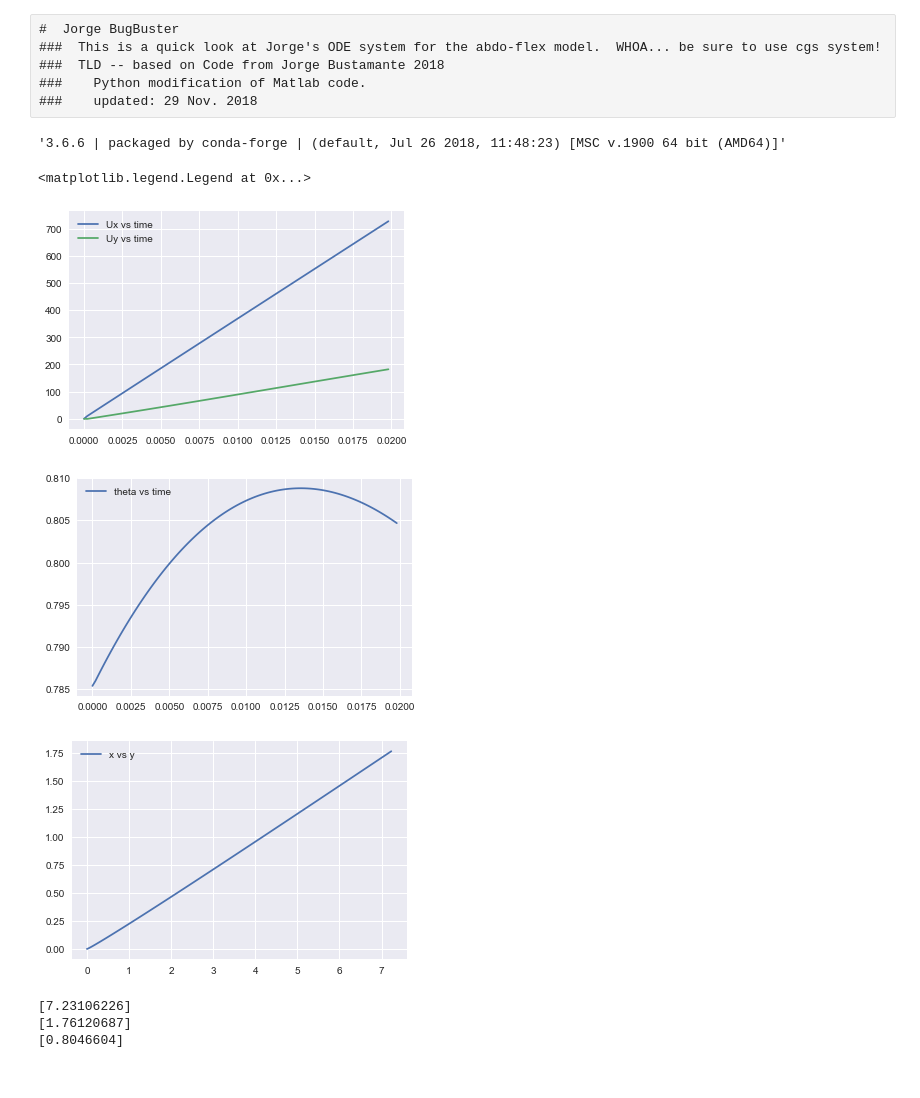
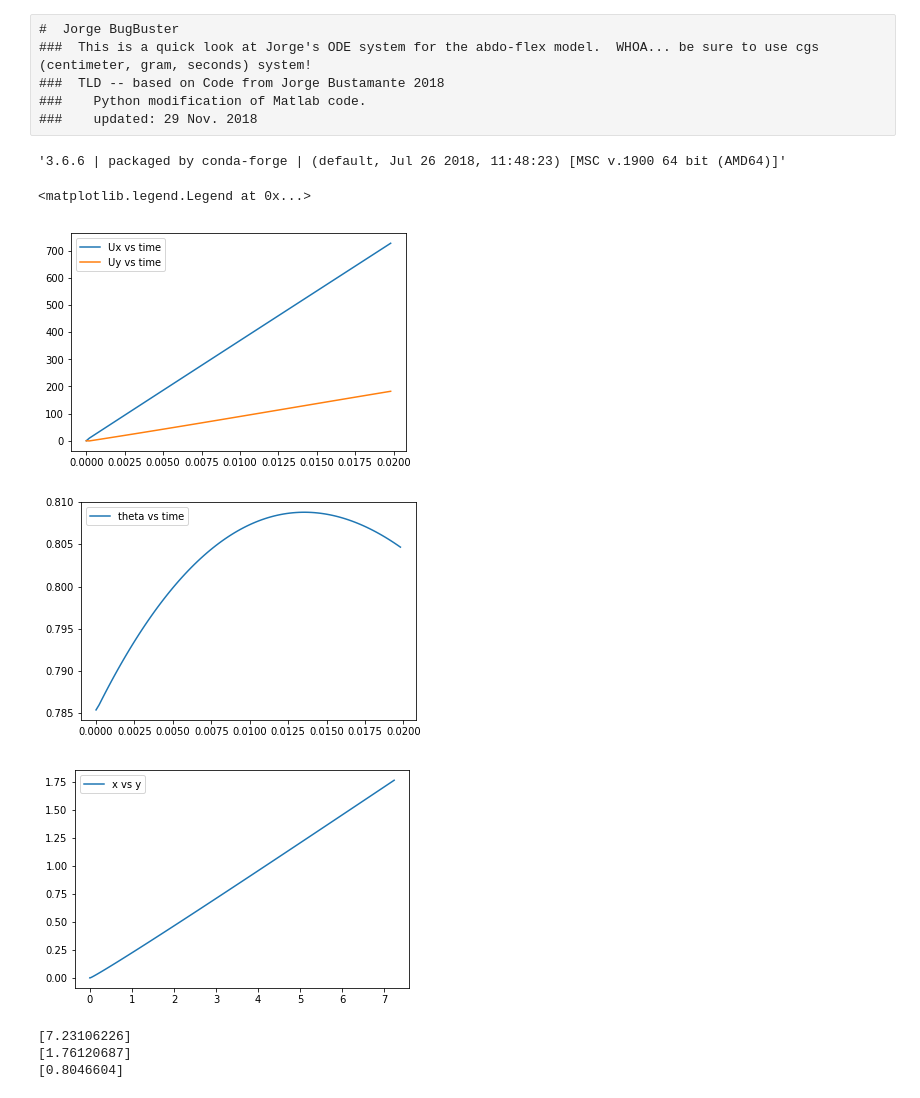
Before and after one commit to nifti-coe/ODE_Python, a Jupyter notebook: RunSimulation.ipynb, the cells around one changed output. Cells and saved outputs as stored; diff of their text form; code cells hidden in the pictures.

```diff
--- a/RunSimulation.ipynb
+++ b/RunSimulation.ipynb
@@ -3,7 +4,7 @@
 ### Modified TLD script for running simulation
 # %% [raw]
 #  Jorge BugBuster
-###  This is a quick look at Jorge's ODE system for the abdo-flex model.  WHOA... be sure to use cgs system!
+###  This is a quick look at Jorge's ODE system for the abdo-flex model.  WHOA... be sure to use cgs (centimeter, gram, seconds) system!
 ###  TLD -- based on Code from Jorge Bustamante 2018
 ###    Python modification of Matlab code.
 ###    updated: 29 Nov. 2018
@@ -32,16 +28,15 @@ sys.version
 # %%
 def FlyTheBug(state,t):
     # unpack the state vector
-    x,xd,y,yd,theta,thetad,phi,phid = state # displacement,x and velocity xd  etc...   You got it?'
-    # compute acceleration xdd = x''
+    # displacement,x and velocity xd  etc...
     # Jorge's order .  x,y,theta,phi,xd,yd,thetad,phid
-    # .  there is no entry for Q(2) ... which would be y.  I wonder why not?
+    x,xd,y,yd,theta,thetad,phi,phid = state
 
     #Reynolds number calculation:
     Re_head = rhoA*(np.sqrt((xd**2)+(yd**2)))*(2*bhead)/muA; #dimensionless number
     Re_butt = rhoA*(np.sqrt((xd**2)+(yd**2)))*(2*bbutt)/muA; #dimensionless number
 
-    #Coefficient of drag stuff:
+    #Coefficient of drag
     Cd_head = 24/np.abs(Re_head) + 6/(1 + np.sqrt(np.abs(Re_head))) + 0.4
     Cd_butt = 24/np.abs(Re_butt) + 6/(1 + np.sqrt(np.abs(Re_butt))) + 0.4
 
@@ -56,12 +51,11 @@ def FlyTheBug(state,t):
     h7 = g*(m1+m2)+(1/2)*Cd_butt*rhoA*S_butt*np.abs(yd)*yd+(1/2)* \
             Cd_head*rhoA*S_head*np.abs(yd)*yd+(-1)*L1*m1*thetad**2* \
             np.sin(theta)+(-1)*F*np.sin(alpha+theta)+(-1)*L2*m2*phid**2*np.sin(phi)
-    h8 = (-1)*tau0+g*L1*m1*np.cos(theta)+(-1)*K*((-1)*betaR+(-1)*pi+(-1)* \
+    h8 = (-1)*tau0+g*L1*m1*np.cos(theta)+(-1)*K*((-1)*betaR+(-1)*np.pi+(-1)* \
             theta+phi)+(-1)*c*((-1)*thetad+phid)+(-1)*F*L3*np.sin(alpha)
-    h9 = tau0+g*L2*m2*np.cos(phi)+K*((-1)*betaR+(-1)*pi+(-1)*theta+phi)+c*((-1)*thetad+phid)
+    h9 = tau0+g*L2*m2*np.cos(phi)+K*((-1)*betaR+(-1)*np.pi+(-1)*theta+phi)+c*((-1)*thetad+phid)
     h10 = I1+L1**2*m1
     h11 = I2+L2**2*m2
-
 
     xdd = (-1)*(h10*h11*h1**2+(-1)*h11*h1*h2**2+(-1)*h10*h1*h3**2+ \
                 (-1)*h11*h1*h4**2+h3**2*h4**2+(-2)*h2*
@@ -70,7 +64,6 @@ def FlyTheBug(state,t):
         h6+h11*h2*h4*h7+h10*h3*h5*h7+(-1)*h11*h1*h2*
         h8+(-1)*h3*h4*h5*h8+h2*h5**2*h8+(-1)*h10*h1*
         h3*h9+h3*h4**2*h9+(-1)*h2*h4*h5*h9)
-
 
     ydd = (-1)*((-1)*h10*h11*h1**2+h11*h1*h2**2+h10*h1*
         h3**2+h11*h1*h4**2+(-1)*h3**2*h4**2+2*h2*h3*h4*
@@ -96,5 +89,5 @@ def FlyTheBug(state,t):
         h3*h8+(-1)*h1*h4*h5*h8+(-1)*h10*h1**2*h9+h1*
         h2**2*h9+h1*h4**2*h9)
 
-    return [xd, xdd,yd,ydd,thetad,thetadd,phid,phidd]
+    return(np.array([xd, xdd,yd,ydd,thetad,thetadd,phid,phidd]))
 # %%
@@ -140,41 +157,40 @@ betaR =  0.0 #This is the resting configuration of our
 # %%
 #This cell just checks to be sure we can run this puppy and graph results.
 state0 = [0.0, 0.0001, 0.0, 0.0001, np.pi/4, 0.0, np.pi/4 + np.pi, 0.0]  #initial conditions [x0 , v0  etc0 ]
-F =  40462.5  # . CAUTION .. .I just set this to zero.
+F =  40462.5
 # By the way --if you give this an initial kick and keep the force low, it has a nice parabolic trajectory
 alpha = 5.75
 tau0 = 69825.
 ti = 0.0  # initial time
 tf = 0.02  # final time
 nstep = 100
 step = (tf-ti)/nstep  # step
-t = arange(ti, tf, step)
+t = np.arange(ti, tf, step)
 state = odeint(FlyTheBug, state0, t)
-x = array(state[:,[0]])
-xd = array(state[:,[1]])
-y = array(state[:,[2]])
-yd = array(state[:,[3]])
-theta = array(state[:,[4]])
-thetad = array(state[:,[5]])
-phi = array(state[:,[6]])
-phid = array(state[:,[7]])
+x = np.array(state[:,[0]])
+xd = np.array(state[:,[1]])
+y = np.array(state[:,[2]])
+yd = np.array(state[:,[3]])
+theta = np.array(state[:,[4]])
+thetad = np.array(state[:,[5]])
+phi = np.array(state[:,[6]])
+phid = np.array(state[:,[7]])
 #  And let's just plot it all
-sb.set()
 plt.figure()
 plt.plot(t,xd, label = 'Ux vs time')
 plt.plot(t,yd, label = 'Uy vs time')
 plt.legend()
 plt.figure()
 plt.plot(t,theta, label = 'theta vs time')
 plt.legend()
 plt.figure()
 plt.plot(x,y, label = 'x vs y')
 plt.legend()
 # %% [output]
 <matplotlib.legend.Legend at 0x...>
-[figure, old version]
+[figure, new version]
-[figure, old version]
+[figure, new version]
-[figure, old version]
+[figure, new version]
 # %%
 print(x[99])
 print(y[99])
```
Also changed, not shown: parts of 5 cells of this notebook.
